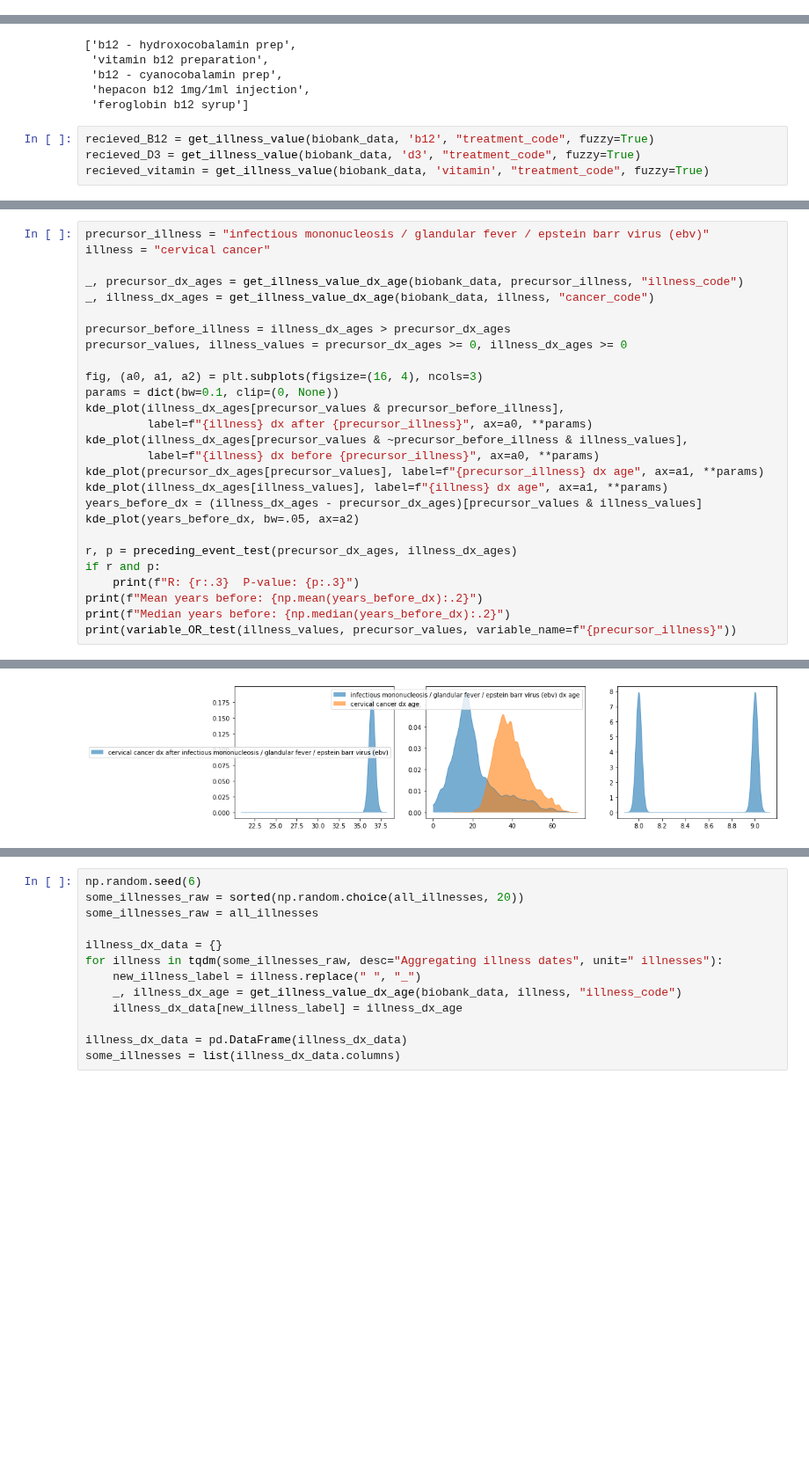
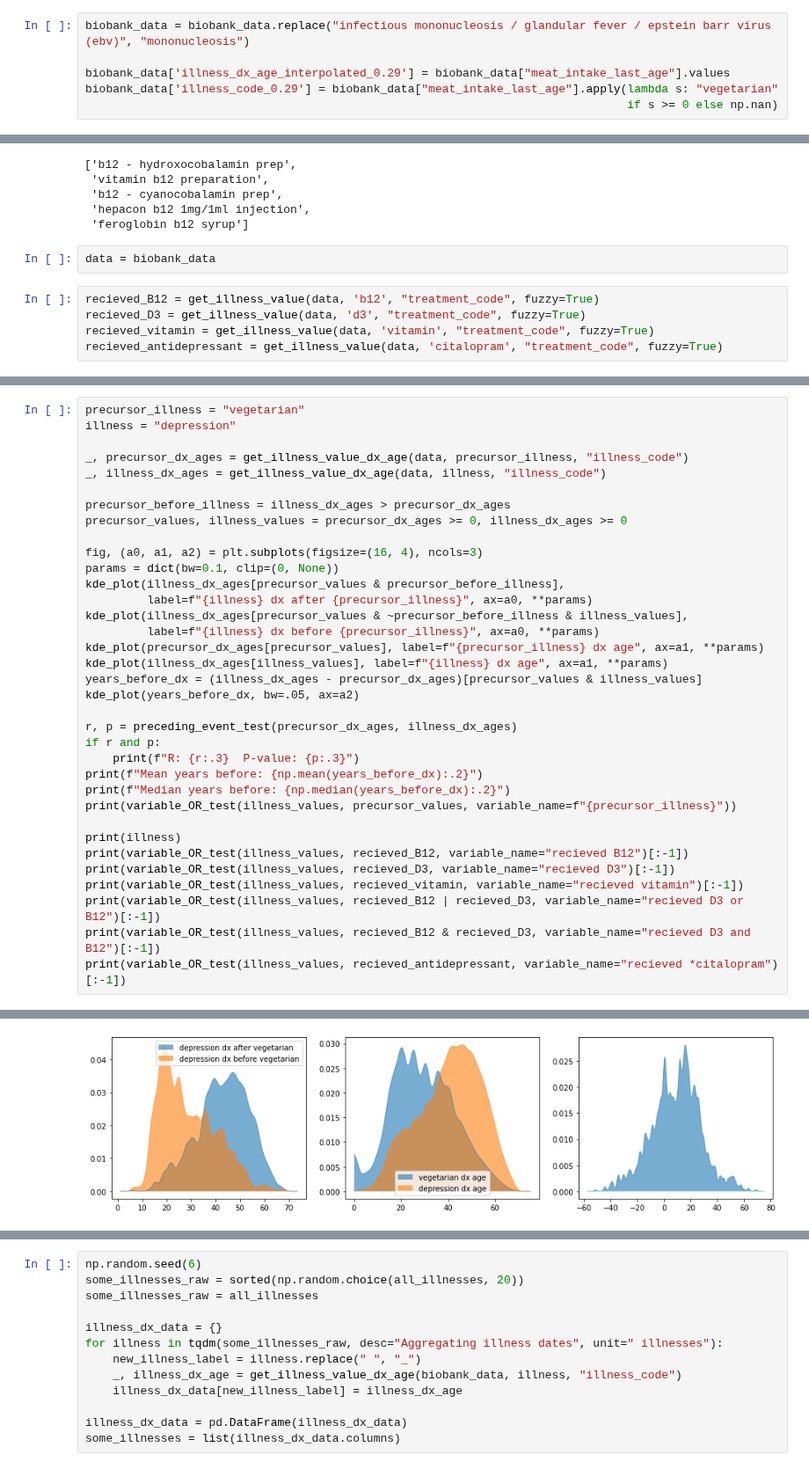
Before and after one commit to cole-khamnei/HLA_genotyping_associations, a Jupyter notebook: notebooks/comorbid_graph.ipynb, the cells around one changed output, grey strips where cells are left out. Shown at 88% size. Drawn from its saved outputs; the diff is of its cells as text; blank space fills up the shorter version.

```diff
--- a/notebooks/comorbid_graph.ipynb
+++ b/notebooks/comorbid_graph.ipynb
@@ -52,3 +52,9 @@ Elapsed time: 47.9891 seconds
+# %%
+biobank_data = biobank_data.replace("infectious mononucleosis / glandular fever / epstein barr virus (ebv)", "mononucleosis")
+
+biobank_data['illness_dx_age_interpolated_0.29'] = biobank_data["meat_intake_last_age"].values
+biobank_data['illness_code_0.29'] = biobank_data["meat_intake_last_age"].apply(lambda s: "vegetarian"
+                                                                               if s >= 0 else np.nan)
 # %% [markdown]
 # All illnesses
 # %%
@@ -112,8 +127,11 @@ from analysis import *
  'b12 - cyanocobalamin prep',
  'hepacon b12 1mg/1ml injection',
  'feroglobin b12 syrup']
+# %%
+data = biobank_data
 # %%
-recieved_B12 = get_illness_value(biobank_data, 'b12', "treatment_code", fuzzy=True)
-recieved_D3 = get_illness_value(biobank_data, 'd3', "treatment_code", fuzzy=True)
-recieved_vitamin = get_illness_value(biobank_data, 'vitamin', "treatment_code", fuzzy=True)
+recieved_B12 = get_illness_value(data, 'b12', "treatment_code", fuzzy=True)
+recieved_D3 = get_illness_value(data, 'd3', "treatment_code", fuzzy=True)
+recieved_vitamin = get_illness_value(data, 'vitamin', "treatment_code", fuzzy=True)
+recieved_antidepressant = get_illness_value(data, 'citalopram', "treatment_code", fuzzy=True)
 # %%
@@ -139,9 +178,9 @@ recieved D3 and B12 == True: OR: 3.569 p-value: 0.111 95% CI: 1.11 - 11.52 N: 2
 # %%
-precursor_illness = "infectious mononucleosis / glandular fever / epstein barr virus (ebv)"
-illness = "cervical cancer"
+precursor_illness = "vegetarian"
+illness = "depression"
 
-_, precursor_dx_ages = get_illness_value_dx_age(biobank_data, precursor_illness, "illness_code")
-_, illness_dx_ages = get_illness_value_dx_age(biobank_data, illness, "cancer_code")
+_, precursor_dx_ages = get_illness_value_dx_age(data, precursor_illness, "illness_code")
+_, illness_dx_ages = get_illness_value_dx_age(data, illness, "illness_code")
 
 precursor_before_illness = illness_dx_ages > precursor_dx_ages
 precursor_values, illness_values = precursor_dx_ages >= 0, illness_dx_ages >= 0
@@ -163,4 +202,12 @@ if r and p:
 print(f"Mean years before: {np.mean(years_before_dx):.2}")
 print(f"Median years before: {np.median(years_before_dx):.2}")
 print(variable_OR_test(illness_values, precursor_values, variable_name=f"{precursor_illness}"))
+
+print(illness)
+print(variable_OR_test(illness_values, recieved_B12, variable_name="recieved B12")[:-1])
+print(variable_OR_test(illness_values, recieved_D3, variable_name="recieved D3")[:-1])
+print(variable_OR_test(illness_values, recieved_vitamin, variable_name="recieved vitamin")[:-1])
+print(variable_OR_test(illness_values, recieved_B12 | recieved_D3, variable_name="recieved D3 or B12")[:-1])
+print(variable_OR_test(illness_values, recieved_B12 & recieved_D3, variable_name="recieved D3 and B12")[:-1])
+print(variable_OR_test(illness_values, recieved_antidepressant, variable_name="recieved *citalopram")[:-1])
 # %% [output]
@@ -171 +226 @@ infectious mononucleosis / glandular fever / epstein barr virus (ebv) == True: O
-[figure, old version]
+[figure, new version]
```
Also changed, not shown: parts of 37 cells of this notebook, 8 other files.
